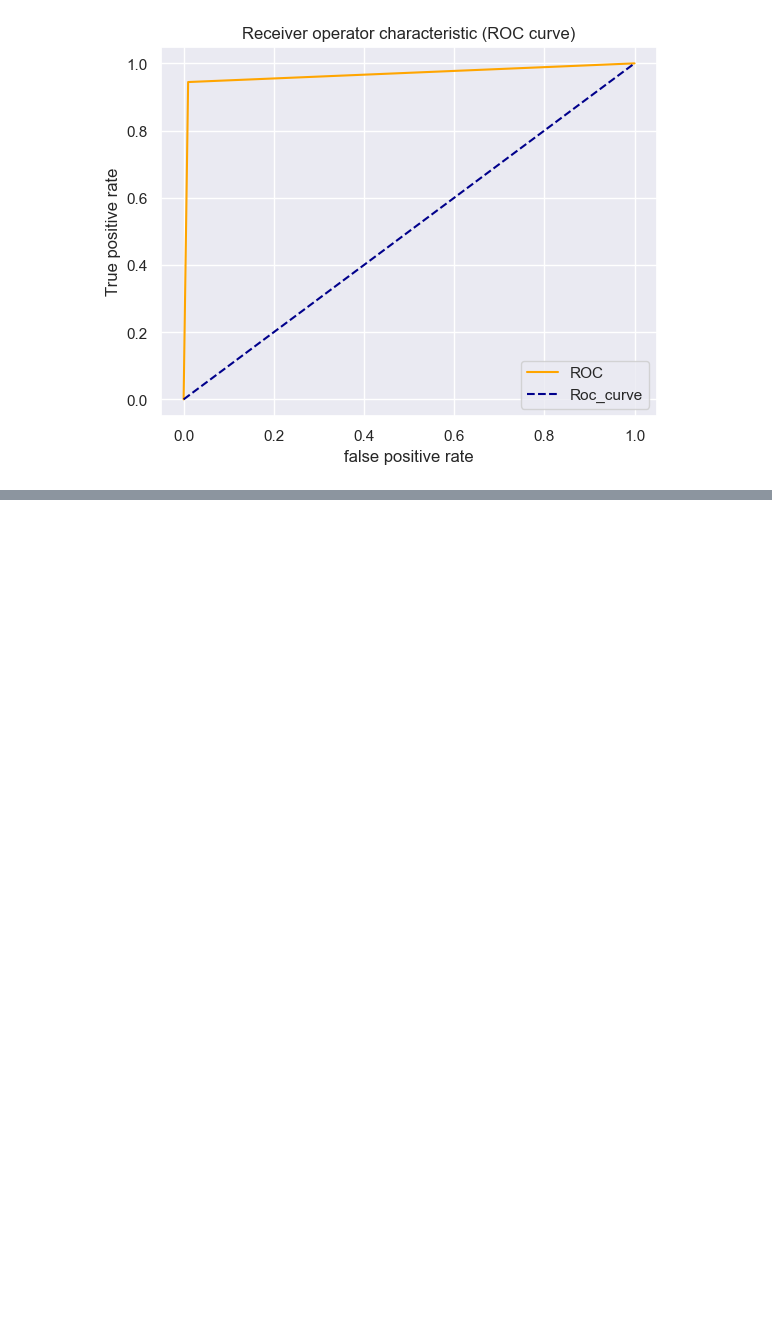
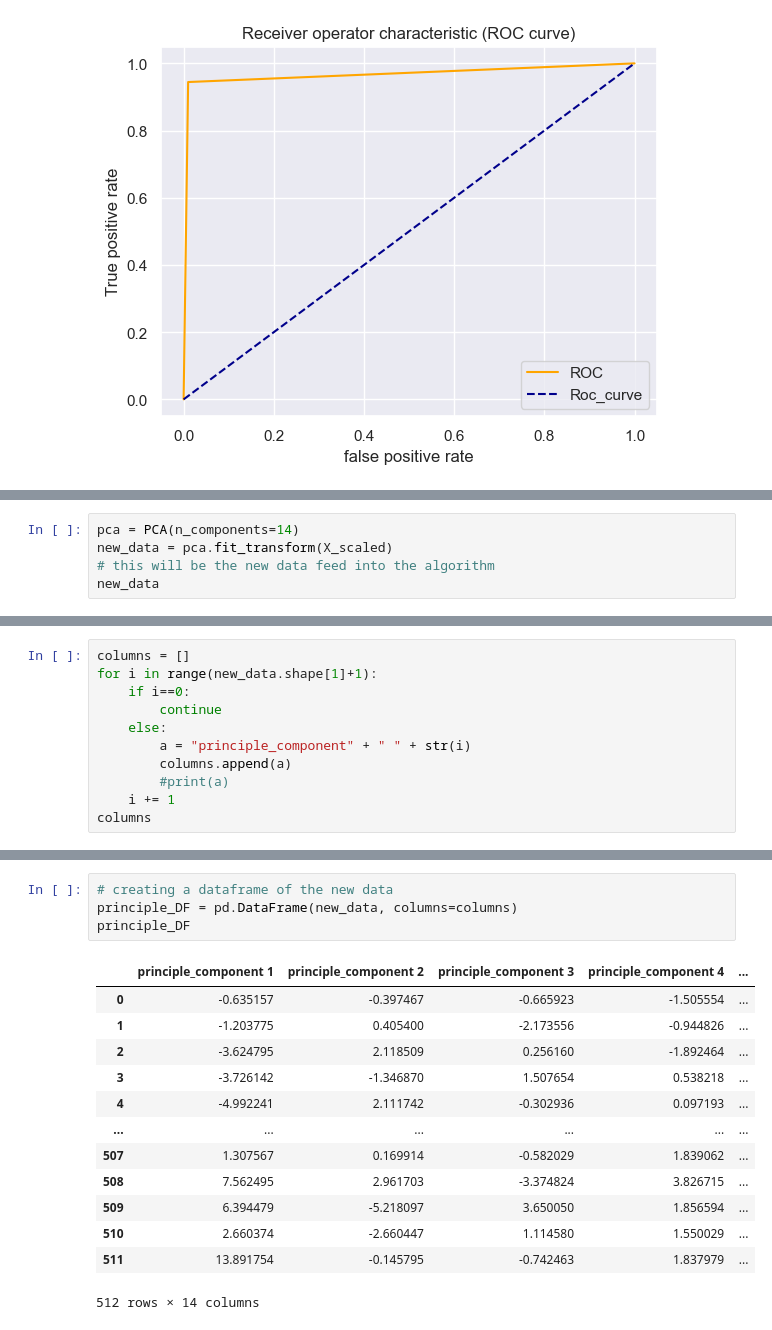
Before and after one commit to texaskyle/machine_learning_projects, a Jupyter notebook: breast cancer prediction using logistic regression/Untitled.ipynb, the cells around one changed output, grey strips where cells are left out. Drawn from its saved outputs; the diff is of its cells as text; blank space fills up the shorter version.

```diff
--- a/breast cancer prediction using logistic regression/Untitled.ipynb
+++ b/breast cancer prediction using logistic regression/Untitled.ipynb
@@ -512,0 +579,5 @@ plt.show()
+# %%
+pca = PCA(n_components=14)
+new_data = pca.fit_transform(X_scaled)
+# this will be the new data feed into the algorithm
+new_data
@@ -512,0 +598,11 @@ plt.show()
+# %%
+columns = []
+for i in range(new_data.shape[1]+1):
+    if i==0:
+        continue
+    else:
+        a = "principle_component" + " " + str(i)
+        columns.append(a)
+        #print(a)
+    i += 1
+columns
@@ -512,0 +624,18 @@ plt.show()
+# %%
+# creating a dataframe of the new data
+principle_DF = pd.DataFrame(new_data, columns=columns)
+principle_DF
+# %% [output]
+|  | principle_component 1 | principle_component 2 | principle_component 3 | principle_component 4 | ... |
+| 0 | -0.635157 | -0.397467 | -0.665923 | -1.505554 | ... |
+| 1 | -1.203775 | 0.405400 | -2.173556 | -0.944826 | ... |
+| 2 | -3.624795 | 2.118509 | 0.256160 | -1.892464 | ... |
+| 3 | -3.726142 | -1.346870 | 1.507654 | 0.538218 | ... |
+| 4 | -4.992241 | 2.111742 | -0.302936 | 0.097193 | ... |
+| ... | ... | ... | ... | ... | ... |
+| 507 | 1.307567 | 0.169914 | -0.582029 | 1.839062 | ... |
+| 508 | 7.562495 | 2.961703 | -3.374824 | 3.826715 | ... |
+| 509 | 6.394479 | -5.218097 | 3.650050 | 1.856594 | ... |
+| 510 | 2.660374 | -2.660447 | 1.114580 | 1.550029 | ... |
+| 511 | 13.891754 | -0.145795 | -0.742463 | 1.837979 | ... |
+512 rows × 14 columns
```
Also changed, not shown: parts of 23 cells of this notebook, 3 other files.
